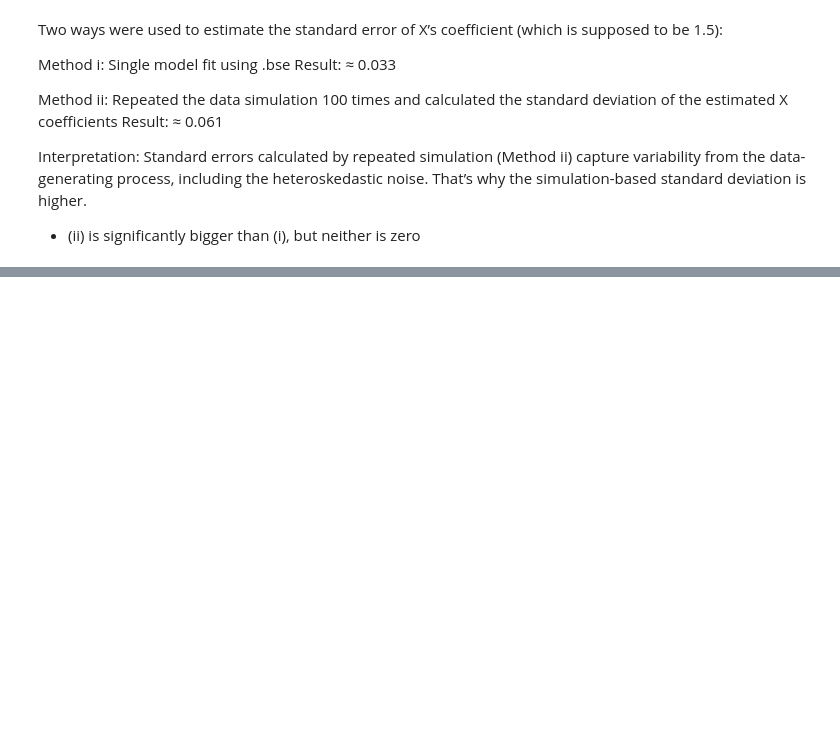
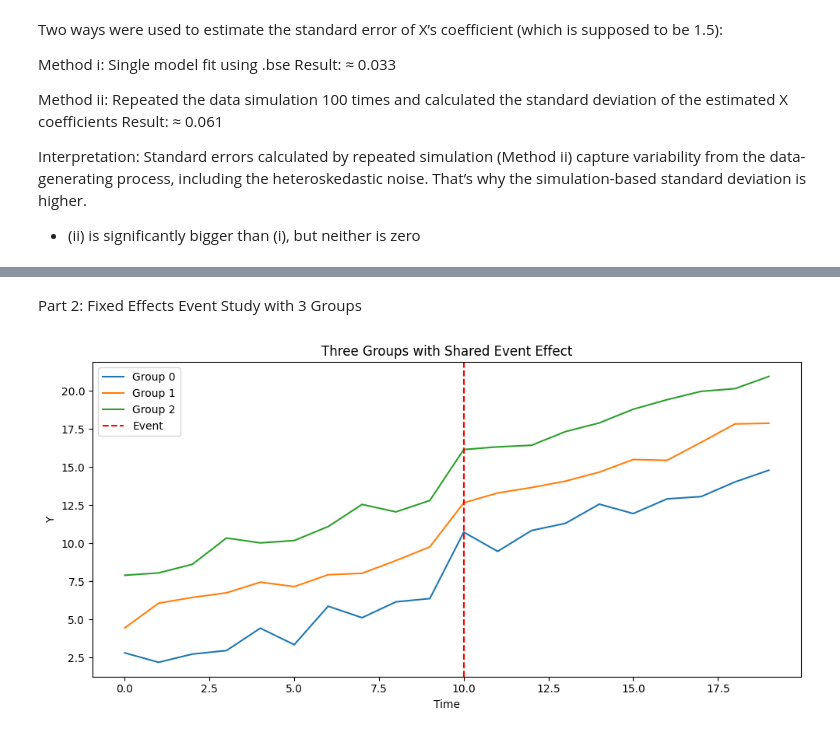
Before and after one commit to bchekole/2025-summer-mod-6, a Jupyter notebook: Beth Chekole_Week 5-8 HW reflections copy.ipynb, the cells around one changed output, grey strips where cells are left out. Saved outputs shown, nothing was run; the diff lists cells and outputs as text; code cells hidden in the pictures; blank space fills up the shorter version.

```diff
--- a/Beth Chekole_Week 5-8 HW reflections copy.ipynb
+++ b/Beth Chekole_Week 5-8 HW reflections copy.ipynb
@@ -196,0 +240,37 @@ Explain what you did, how the model works, and how it accounts for both baseline
+# %% [markdown]
+Part 2: Fixed Effects Event Study with 3 Groups
+# %%
+# Setup for three groups
+np.random.seed(1)
+t = np.tile(np.arange(20), 3)
+group = np.repeat([0, 1, 2], 20)
+baseline = np.array([2, 5, 8])
+event_effect = 3
+
+# Generate outcome
+y2 = baseline[group] + 0.5 * t + np.random.normal(0, 0.5, len(t))
+y2[t >= 10] += event_effect  # shared event shift
+
+df2 = pd.DataFrame({'Y': y2, 'Time': t, 'Group': group, 'PostEvent': (t >= 10).astype(int)})
+
+# Plot the group trends
+plt.figure(figsize=(10, 5))
+for g in df2['Group'].unique():
+    group_data = df2[df2['Group'] == g]
+    plt.plot(group_data['Time'], group_data['Y'], label=f'Group {g}')
+plt.axvline(10, color='red', linestyle='--', label='Event')
+plt.title('Three Groups with Shared Event Effect')
+plt.xlabel('Time')
+plt.ylabel('Y')
+plt.legend()
+plt.tight_layout()
+plt.show()
+
+# Build fixed effects model
+X = pd.get_dummies(df2[['Group', 'Time']], drop_first=True)
+X['PostEvent'] = df2['PostEvent']
+X = sm.add_constant(X)
+
+model_fe = sm.OLS(df2['Y'], X).fit()
+# %% [output]
+[figure, added]
```
Also changed, not shown: parts of 7 cells of this notebook.
